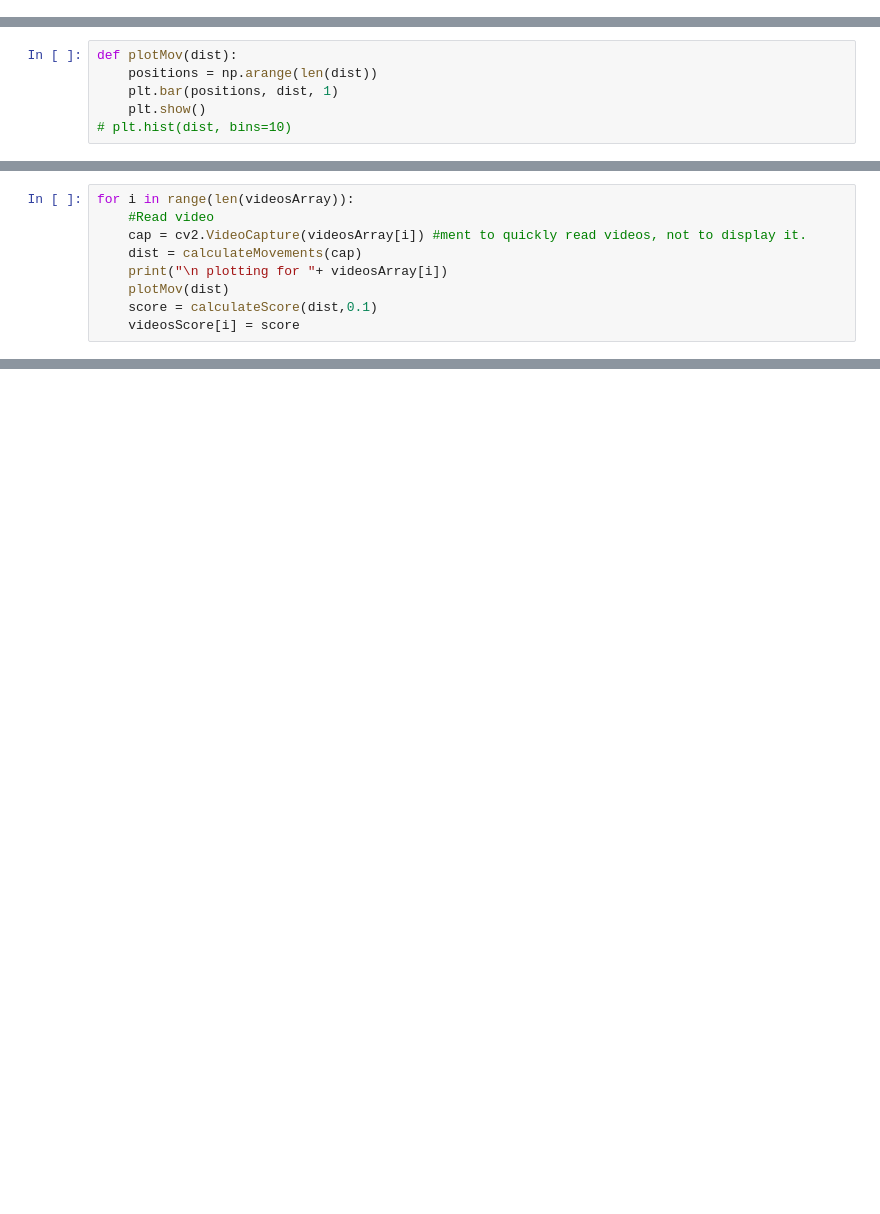
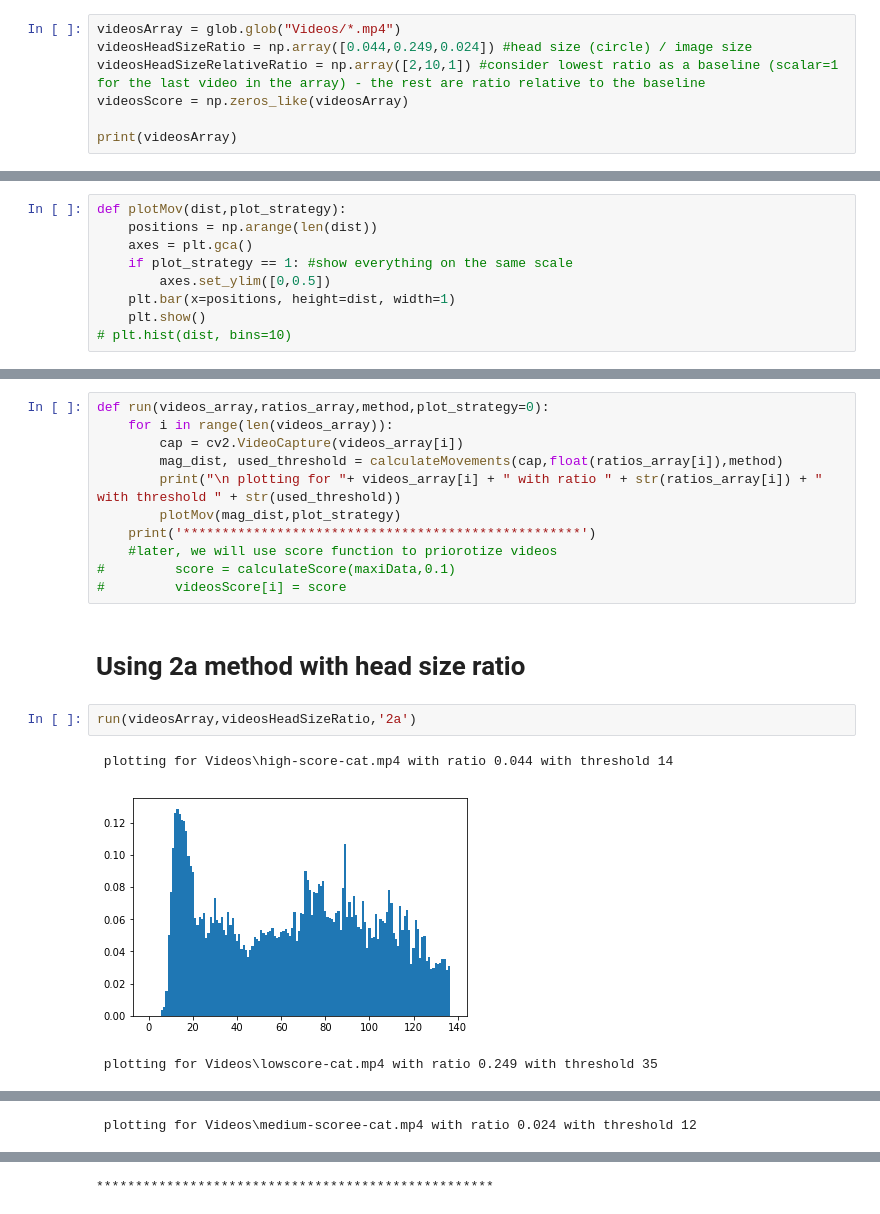
Before and after one commit to NoamTiram/HarnessVision, a Jupyter notebook: harness.ipynb, the cells around one changed output, grey strips where cells are left out. Cells and saved outputs as stored; diff of their text form; blank space fills up the shorter version.

```diff
--- a/harness.ipynb
+++ b/harness.ipynb
@@ -48,0 +10,7 @@ def calculateMovements(cap):
+# %%
+videosArray = glob.glob("Videos/*.mp4")
+videosHeadSizeRatio = np.array([0.044,0.249,0.024]) #head size (circle) / image size
+videosHeadSizeRelativeRatio = np.array([2,10,1]) #consider lowest ratio as a baseline (scalar=1 for the last video in the array) - the rest are ratio relative to the baseline
+videosScore = np.zeros_like(videosArray)
+
+print(videosArray)
@@ -55,6 +87,9 @@ def normalizeArray(arr):
 # %%
-def plotMov(dist):
+def plotMov(dist,plot_strategy):
     positions = np.arange(len(dist))
-    plt.bar(positions, dist, 1)
+    axes = plt.gca()
+    if plot_strategy == 1: #show everything on the same scale
+        axes.set_ylim([0,0.5])
+    plt.bar(x=positions, height=dist, width=1)
     plt.show()
 # plt.hist(dist, bins=10)
@@ -64,9 +95,0 @@ def calculateScore(dist,alpha):
-# %%
-for i in range(len(videosArray)):
-    #Read video
-    cap = cv2.VideoCapture(videosArray[i]) #ment to quickly read videos, not to display it.
-    dist = calculateMovements(cap)
-    print("\n plotting for "+ videosArray[i])
-    plotMov(dist)
-    score = calculateScore(dist,0.1)
-    videosScore[i] = score
@@ -86,0 +101,19 @@ for i in range(len(videosArray)):
+# %%
+def run(videos_array,ratios_array,method,plot_strategy=0):
+    for i in range(len(videos_array)):
+        cap = cv2.VideoCapture(videos_array[i])
+        mag_dist, used_threshold = calculateMovements(cap,float(ratios_array[i]),method)
+        print("\n plotting for "+ videos_array[i] + " with ratio " + str(ratios_array[i]) + " with threshold " + str(used_threshold))
+        plotMov(mag_dist,plot_strategy)
+    print('***************************************************')
+    #later, we will use score function to priorotize videos
+#         score = calculateScore(maxiData,0.1)
+#         videosScore[i] = score
+# %% [markdown]
+# Using 2a method with head size ratio
+# %%
+run(videosArray,videosHeadSizeRatio,'2a')
+# %% [output]
+ plotting for Videos\high-score-cat.mp4 with ratio 0.044 with threshold 14
+[figure, added]
+ plotting for Videos\lowscore-cat.mp4 with ratio 0.249 with threshold 35
@@ -86,0 +121 @@ for i in range(len(videosArray)):
+ plotting for Videos\medium-scoree-cat.mp4 with ratio 0.024 with threshold 12
@@ -86,0 +123 @@ for i in range(len(videosArray)):
+***************************************************
```
Also changed, not shown: parts of 26 cells of this notebook.
